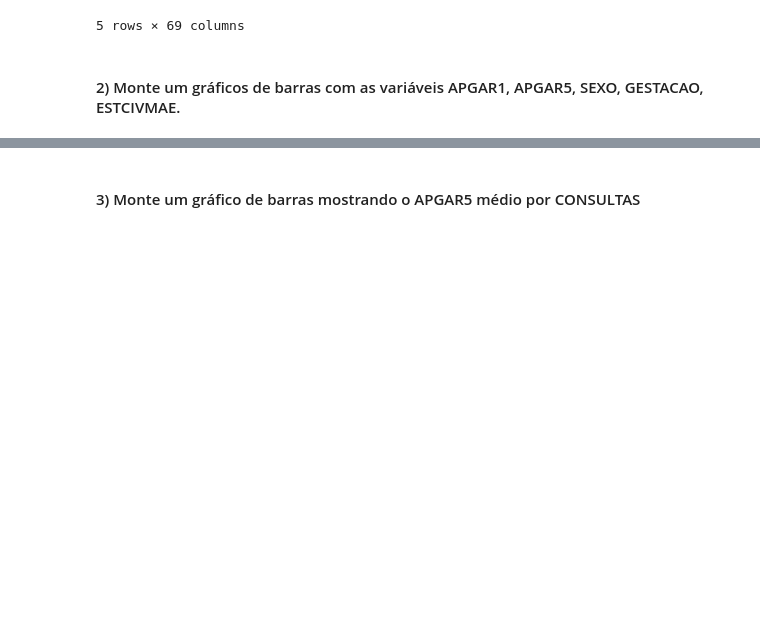
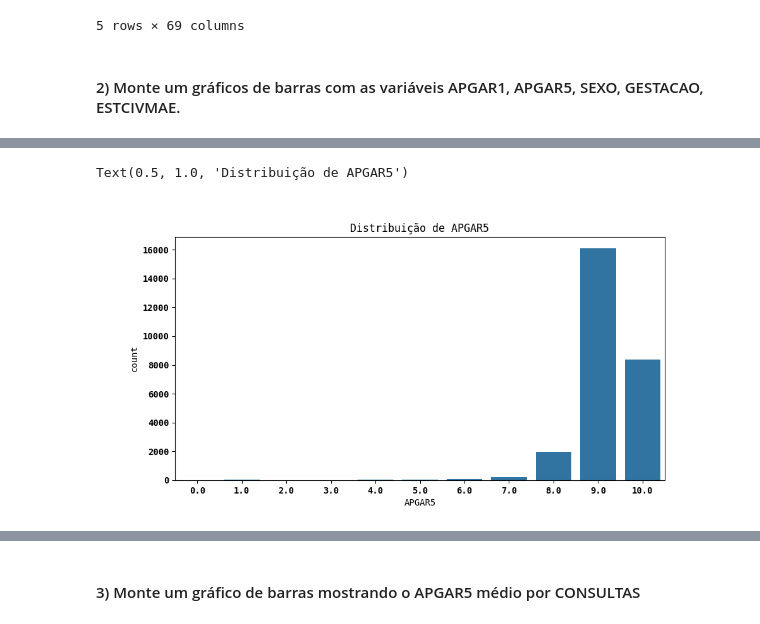
Before and after one commit to r7melo/EBAC-exercicios, a Jupyter notebook: seaborn/construindo_graficos_com_seaborn.ipynb, the cells around one changed output, grey strips where cells are left out. Saved outputs shown, nothing was run; the diff lists cells and outputs as text; code cells hidden in the pictures; blank space fills up the shorter version.

```diff
--- a/seaborn/construindo_graficos_com_seaborn.ipynb
+++ b/seaborn/construindo_graficos_com_seaborn.ipynb
@@ -48,0 +41,9 @@ df.plot.bar()
+# %%
+plt.close('all')
+plt.rc('figure', figsize=(10, 5))
+
+sns.countplot(data=sinasc, x='APGAR5')
+plt.title('Distribuição de APGAR5')
+# %% [output]
+Text(0.5, 1.0, 'Distribuição de APGAR5')
+[figure, added]
```
Also changed, not shown: parts of 6 cells of this notebook.
